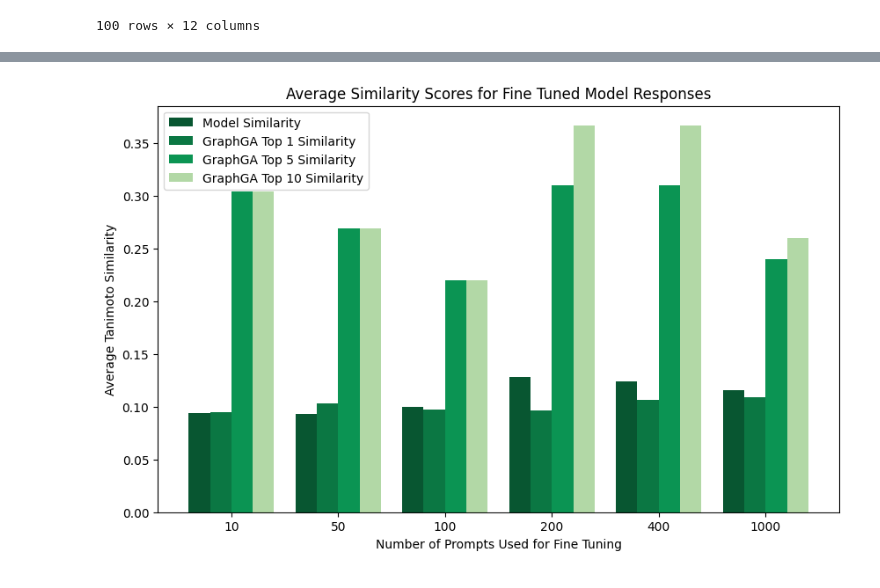
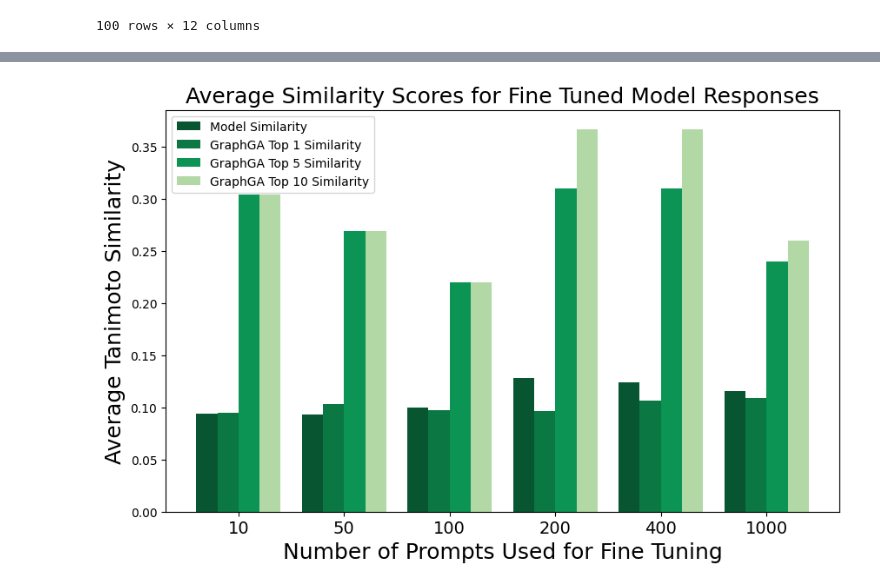
Before and after one commit to ronsh9/drug-NLP, a Jupyter notebook: eval/results/plotNLP.ipynb, the cells around one changed output, grey strips where cells are left out. Cells and saved outputs as stored; diff of their text form; code cells hidden in the pictures.

Commit message:
updated plot

```diff
--- a/eval/results/plotNLP.ipynb
+++ b/eval/results/plotNLP.ipynb
@@ -312,37 +293,36 @@ data = {
     'Model_similarity': Model_similarity,
     'GraphGA_1st_similarity': GraphGA_1st_similarity,
     'GraphGA_5th_similarity': GraphGA_5st_similarity,
     'GraphGA_10th_similarity': GraphGA_10st_similarity
 }
 
 df = pd.DataFrame(data)
 
 # Set up the figure and axes
 fig, ax = plt.subplots(figsize=(10, 6))
 
 # Width of each bar
 bar_width = 0.2
 
 # Position of each group of bars
 bar_positions = range(len(df['Experiment']))
 
 # Plot bars for each result
 ax.bar([pos - 1.5 * bar_width for pos in bar_positions], df['Model_similarity'], width=bar_width, label='Model Similarity',color=colors[0])
 ax.bar([pos - 0.5 * bar_width for pos in bar_positions], df['GraphGA_1st_similarity'], width=bar_width, label='GraphGA Top 1 Similarity',color=colors[1])
 ax.bar([pos + 0.5 * bar_width for pos in bar_positions], df['GraphGA_5th_similarity'], width=bar_width, label='GraphGA Top 5 Similarity',color=colors[2])
 ax.bar([pos + 1.5 * bar_width for pos in bar_positions], df['GraphGA_10th_similarity'], width=bar_width, label='GraphGA Top 10 Similarity',color=colors[3])
 
 # Set labels and title
 ax.set_xticks(bar_positions)
-ax.set_xticklabels(df['Experiment'])
-ax.set_xlabel('Number of Prompts Used for Fine Tuning')
-ax.set_ylabel('Average Tanimoto Similarity')
-ax.set_title('Average Similarity Scores for Fine Tuned Model Responses')
+ax.set_xticklabels(df['Experiment'], fontsize=14)
+ax.set_xlabel('Number of Prompts Used for Fine Tuning',fontsize=18)
+ax.set_ylabel('Average Tanimoto Similarity',fontsize=18)
+ax.set_title('Average Similarity Scores for Fine Tuned Model Responses',fontsize=18)
 
 # Add legend
-ax.legend()
-
+ax.legend(fontsize=10)
 # Show the plot
 plt.show()
 # %% [output]
-[figure, old version]
+[figure, new version]
```
Also changed, not shown: parts of 9 cells of this notebook.
